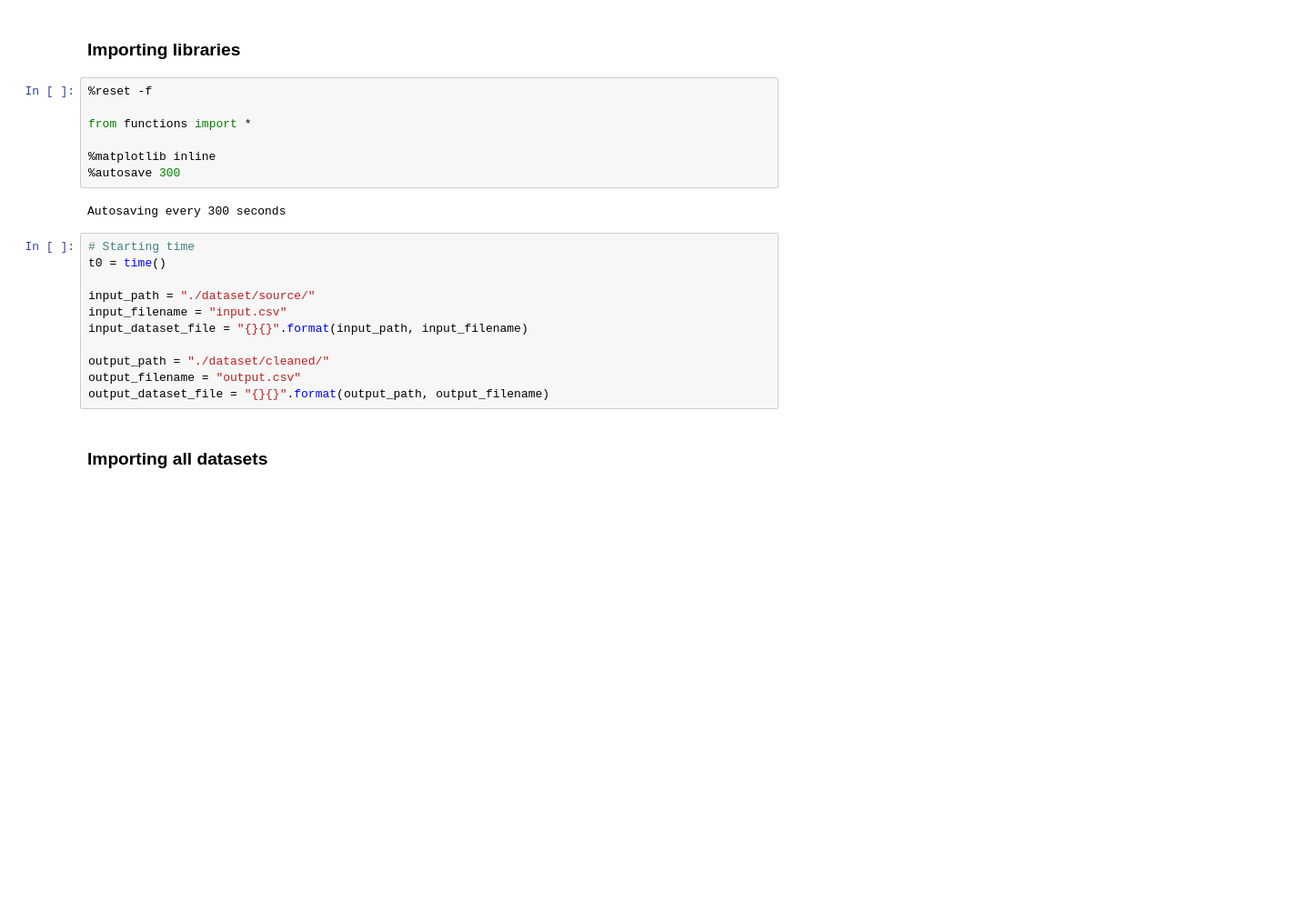
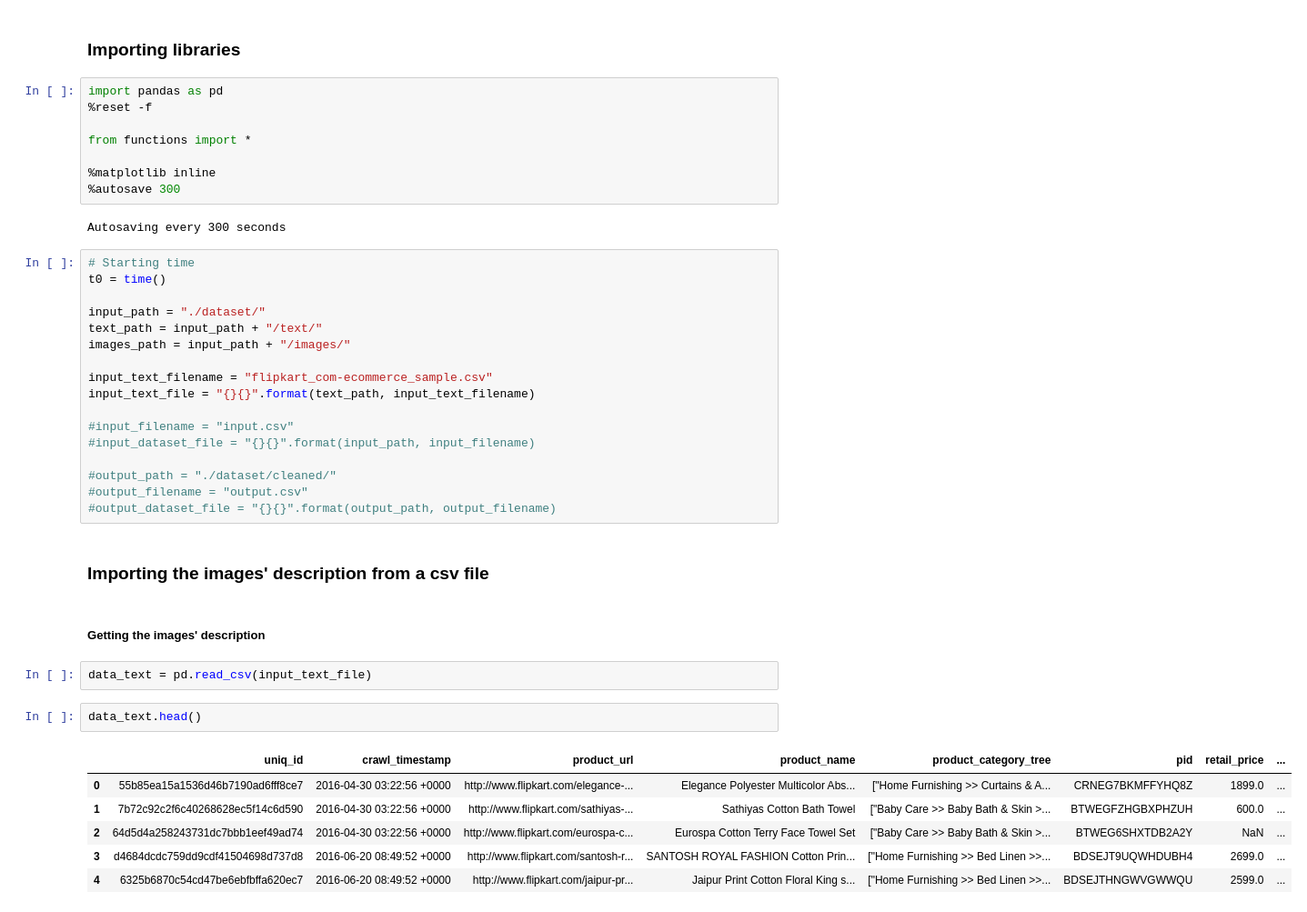
Before and after one commit to oumeima-elgharbi/P6_Data_Science_OpenClassrooms, a Jupyter notebook: P6_01_notebook.ipynb, the cells around one changed output. Shown at 91% size. Cells and saved outputs as stored; diff of their text form; blank space fills up the shorter version.

```diff
--- a/P6_01_notebook.ipynb
+++ b/P6_01_notebook.ipynb
@@ -7,6 +7,7 @@
 # %% [markdown]
 ### Importing libraries
 # %%
+import pandas as pd
 %reset -f
 
 from functions import *
@@ -19,12 +20,31 @@ Autosaving every 300 seconds
 # Starting time
 t0 = time()
 
-input_path = "./dataset/source/"
-input_filename = "input.csv"
-input_dataset_file = "{}{}".format(input_path, input_filename)
+input_path = "./dataset/"
+text_path = input_path + "/text/"
+images_path = input_path + "/images/"
 
-output_path = "./dataset/cleaned/"
-output_filename = "output.csv"
-output_dataset_file = "{}{}".format(output_path, output_filename)
+input_text_filename = "flipkart_com-ecommerce_sample.csv"
+input_text_file = "{}{}".format(text_path, input_text_filename)
+
+#input_filename = "input.csv"
+#input_dataset_file = "{}{}".format(input_path, input_filename)
+
+#output_path = "./dataset/cleaned/"
+#output_filename = "output.csv"
+#output_dataset_file = "{}{}".format(output_path, output_filename)
-# %% [markdown]
-### Importing all datasets
+# %% [markdown]
+### Importing the images' description from a csv file
+# %% [markdown]
+##### Getting the images' description
+# %%
+data_text = pd.read_csv(input_text_file)
+# %%
+data_text.head()
+# %% [output]
+|  | uniq_id | crawl_timestamp | product_url | product_name | product_category_tree | pid | retail_price | ... |
+| 0 | 55b85ea15a1536d46b7190ad6fff8ce7 | 2016-04-30 03:22:56 +0000 | http://www.flipkart.com/elegance-... | Elegance Polyester Multicolor Abs... | ["Home Furnishing >> Curtains & A... | CRNEG7BKMFFYHQ8Z | 1899.0 | ... |
+| 1 | 7b72c92c2f6c40268628ec5f14c6d590 | 2016-04-30 03:22:56 +0000 | http://www.flipkart.com/sathiyas-... | Sathiyas Cotton Bath Towel | ["Baby Care >> Baby Bath & Skin >... | BTWEGFZHGBXPHZUH | 600.0 | ... |
+| 2 | 64d5d4a258243731dc7bbb1eef49ad74 | 2016-04-30 03:22:56 +0000 | http://www.flipkart.com/eurospa-c... | Eurospa Cotton Terry Face Towel Set | ["Baby Care >> Baby Bath & Skin >... | BTWEG6SHXTDB2A2Y | NaN | ... |
+| 3 | d4684dcdc759dd9cdf41504698d737d8 | 2016-06-20 08:49:52 +0000 | http://www.flipkart.com/santosh-r... | SANTOSH ROYAL FASHION Cotton Prin... | ["Home Furnishing >> Bed Linen >>... | BDSEJT9UQWHDUBH4 | 2699.0 | ... |
+| 4 | 6325b6870c54cd47be6ebfbffa620ec7 | 2016-06-20 08:49:52 +0000 | http://www.flipkart.com/jaipur-pr... | Jaipur Print Cotton Floral King s... | ["Home Furnishing >> Bed Linen >>... | BDSEJTHNGWVGWWQU | 2599.0 | ... |
```
Also changed, not shown: parts of 24 cells of this notebook, 1 other file.
